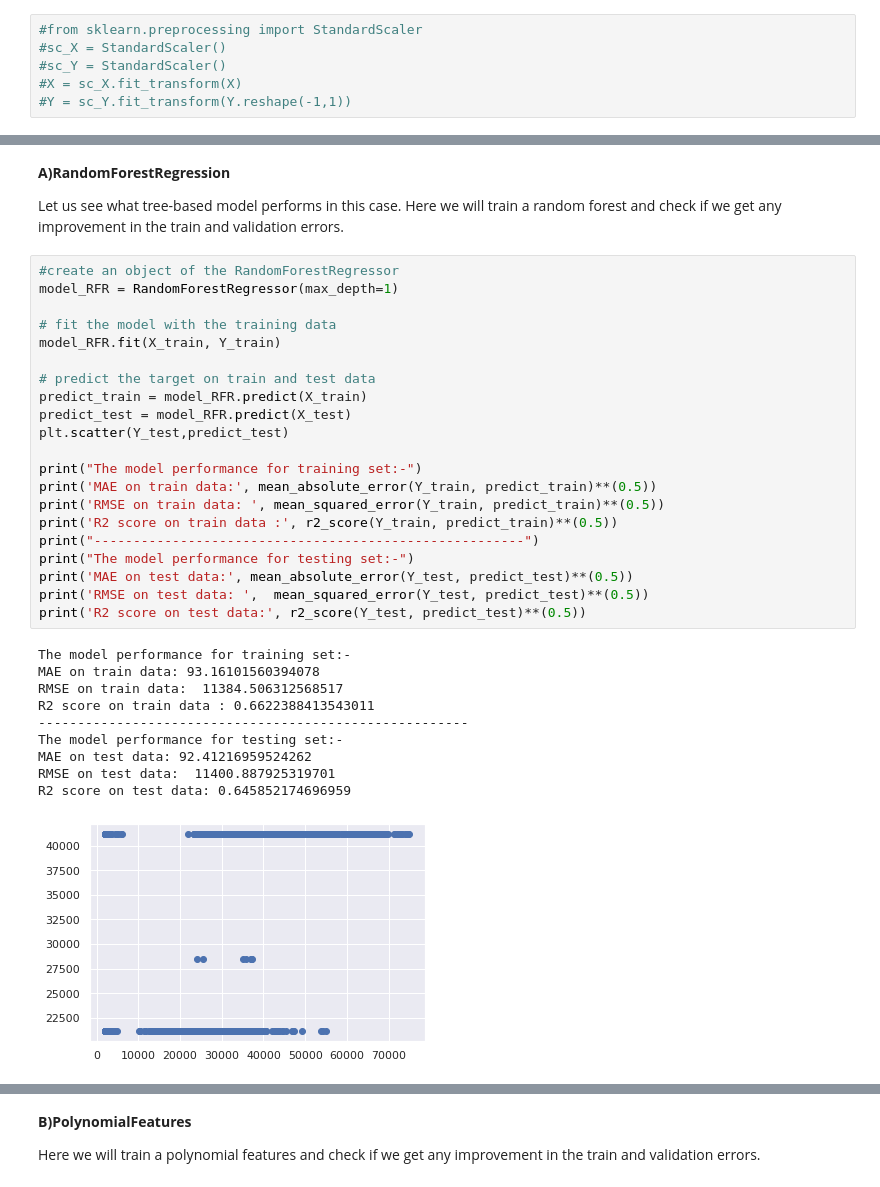
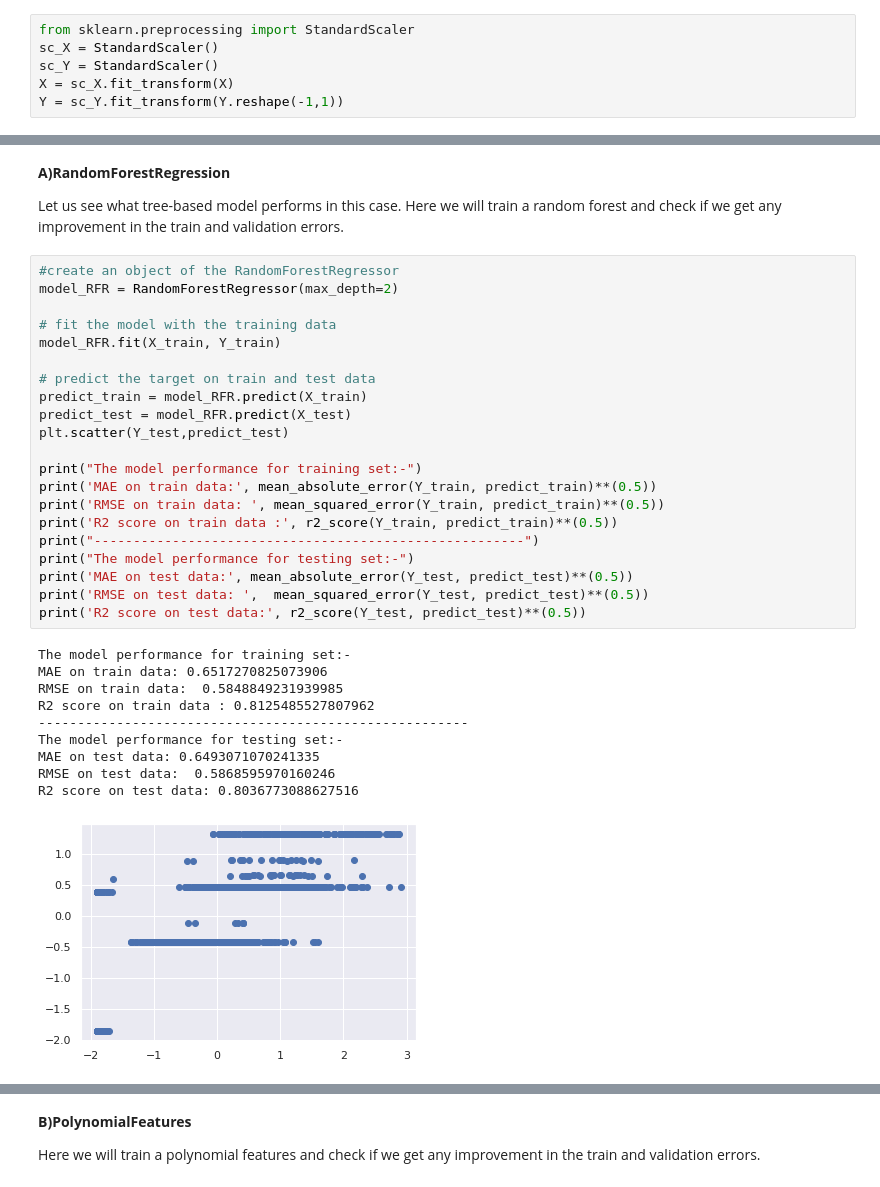
Before and after one commit to Madhavi-Sawarkar/MLProject1, a Jupyter notebook: MLPROJECT.ipynb, the cells around one changed output, grey strips where cells are left out. Cells and saved outputs as stored; diff of their text form.

```diff
--- a/MLPROJECT.ipynb
+++ b/MLPROJECT.ipynb
@@ -449,11 +449,11 @@ Y = data['Price'].values
 
 Based on the type of model we are building, we will have to normalize the data in such a way that the range of all the variables is almost similar. We can do this easily in python using the StandardScaler function.
 # %%
-#from sklearn.preprocessing import StandardScaler
-#sc_X = StandardScaler()
-#sc_Y = StandardScaler()
-#X = sc_X.fit_transform(X)
-#Y = sc_Y.fit_transform(Y.reshape(-1,1))
+from sklearn.preprocessing import StandardScaler
+sc_X = StandardScaler()
+sc_Y = StandardScaler()
+X = sc_X.fit_transform(X)
+Y = sc_Y.fit_transform(Y.reshape(-1,1))
 # %% [markdown]
 **Splitting the data into training and testing sets**
 
@@ -536,36 +539,36 @@ The linear regression model has a very low values on both training and validatio
 Let us see what tree-based model performs  in this case. Here we will train a random forest and check if we get any improvement in the train and validation errors.
 # %%
 #create an object of the RandomForestRegressor
-model_RFR = RandomForestRegressor(max_depth=1)
+model_RFR = RandomForestRegressor(max_depth=2)
 
 # fit the model with the training data
 model_RFR.fit(X_train, Y_train)
 
 # predict the target on train and test data
 predict_train = model_RFR.predict(X_train)
 predict_test = model_RFR.predict(X_test)
 plt.scatter(Y_test,predict_test)
 
 print("The model performance for training set:-")
 print('MAE on train data:', mean_absolute_error(Y_train, predict_train)**(0.5))
 print('RMSE on train data: ', mean_squared_error(Y_train, predict_train)**(0.5))
 print('R2 score on train data :', r2_score(Y_train, predict_train)**(0.5))
 print("-------------------------------------------------------")
 print("The model performance for testing set:-")
 print('MAE on test data:', mean_absolute_error(Y_test, predict_test)**(0.5))
 print('RMSE on test data: ',  mean_squared_error(Y_test, predict_test)**(0.5))
 print('R2 score on test data:', r2_score(Y_test, predict_test)**(0.5))
 # %% [output]
 The model performance for training set:-
-MAE on train data: 93.16101560394078
-RMSE on train data:  11384.506312568517
-R2 score on train data : 0.6622388413543011
+MAE on train data: 0.6517270825073906
+RMSE on train data:  0.5848849231939985
+R2 score on train data : 0.8125485527807962
 -------------------------------------------------------
 The model performance for testing set:-
-MAE on test data: 92.41216959524262
-RMSE on test data:  11400.887925319701
-R2 score on test data: 0.645852174696959
+MAE on test data: 0.6493071070241335
+RMSE on test data:  0.5868595970160246
+R2 score on test data: 0.8036773088627516
-[figure, old version]
+[figure, new version]
 # %%
 sns.distplot((Y_test-predict_test),bins=30)
 # %% [output]
```
Also changed, not shown: parts of 8 cells of this notebook.
